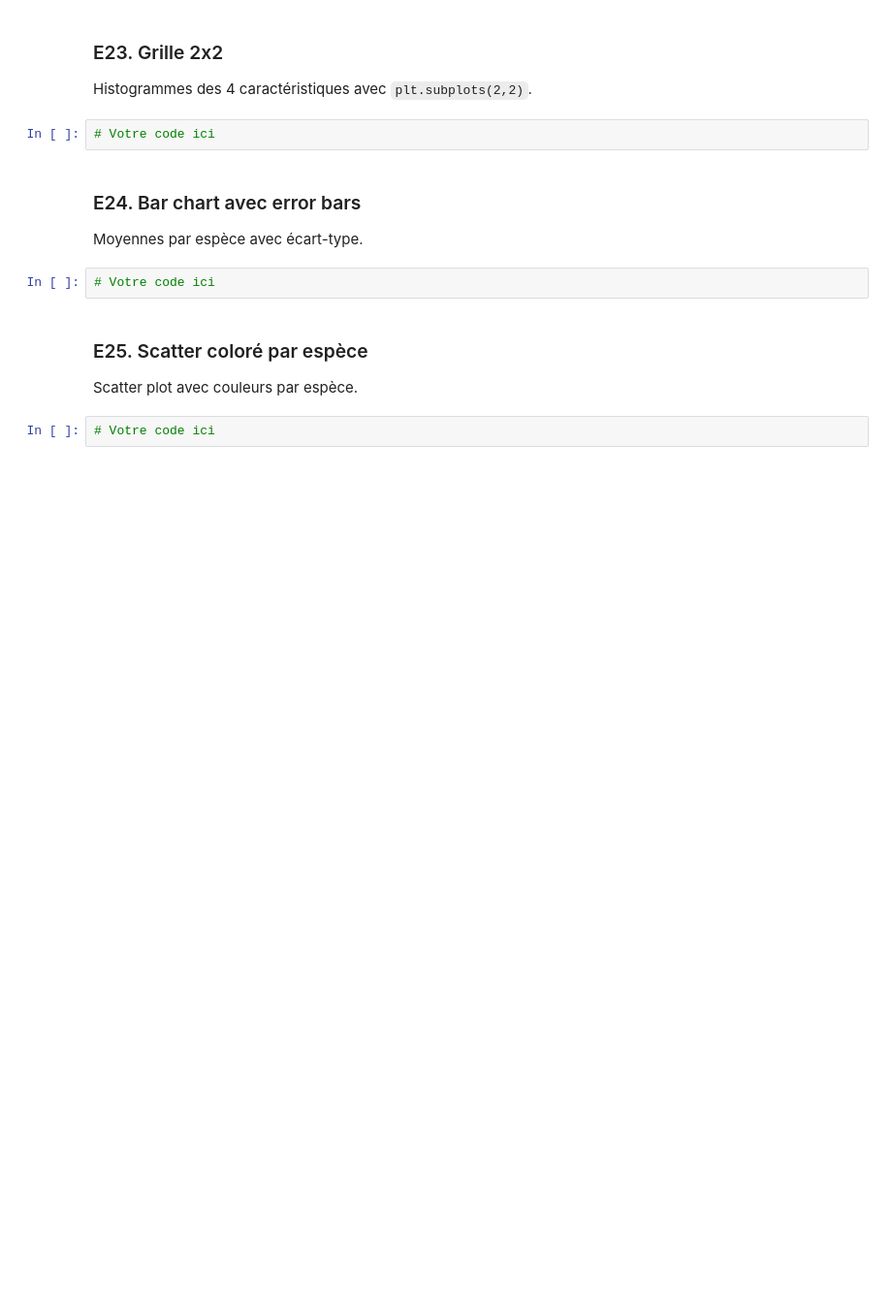
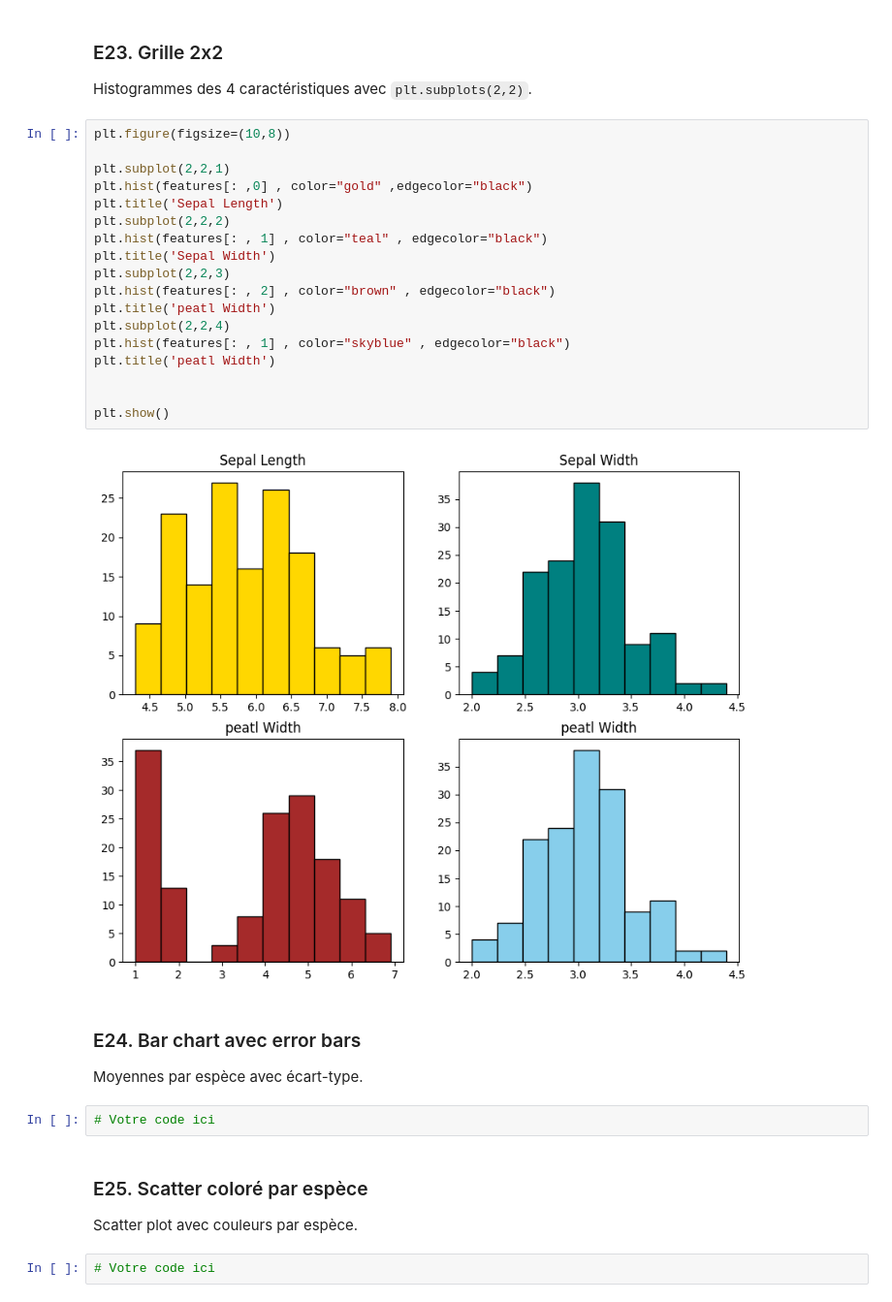
Before and after one commit to Adilchagri/Adilchagri, a Jupyter notebook: notebooks/controle_numpy_matplotlib.ipynb, the cells around one changed output. Shown: that part at 97% size. Drawn from its saved outputs; the diff is of its cells as text; blank space fills up the shorter version.

```diff
--- a/notebooks/controle_numpy_matplotlib.ipynb
+++ b/notebooks/controle_numpy_matplotlib.ipynb
@@ -332,8 +347,26 @@ Deux scatter plots côte à côte : Setosa vs Versicolor.
 # %% [markdown]
 ### E23. Grille 2x2
 Histogrammes des 4 caractéristiques avec `plt.subplots(2,2)`.
-# %%
-# Votre code ici
+# %%
+plt.figure(figsize=(10,8))
+
+plt.subplot(2,2,1)
+plt.hist(features[: ,0] , color="gold" ,edgecolor="black")
+plt.title('Sepal Length')
+plt.subplot(2,2,2)
+plt.hist(features[: , 1] , color="teal" , edgecolor="black")
+plt.title('Sepal Width')
+plt.subplot(2,2,3)
+plt.hist(features[: , 2] , color="brown" , edgecolor="black")
+plt.title('peatl Width')
+plt.subplot(2,2,4)
+plt.hist(features[: , 1] , color="skyblue" , edgecolor="black")
+plt.title('peatl Width')
+
+
+plt.show()
+# %% [output]
+[figure, added]
 # %% [markdown]
 ### E24. Bar chart avec error bars
 Moyennes par espèce avec écart-type.
```
Also changed, not shown: parts of 2 cells of this notebook.
